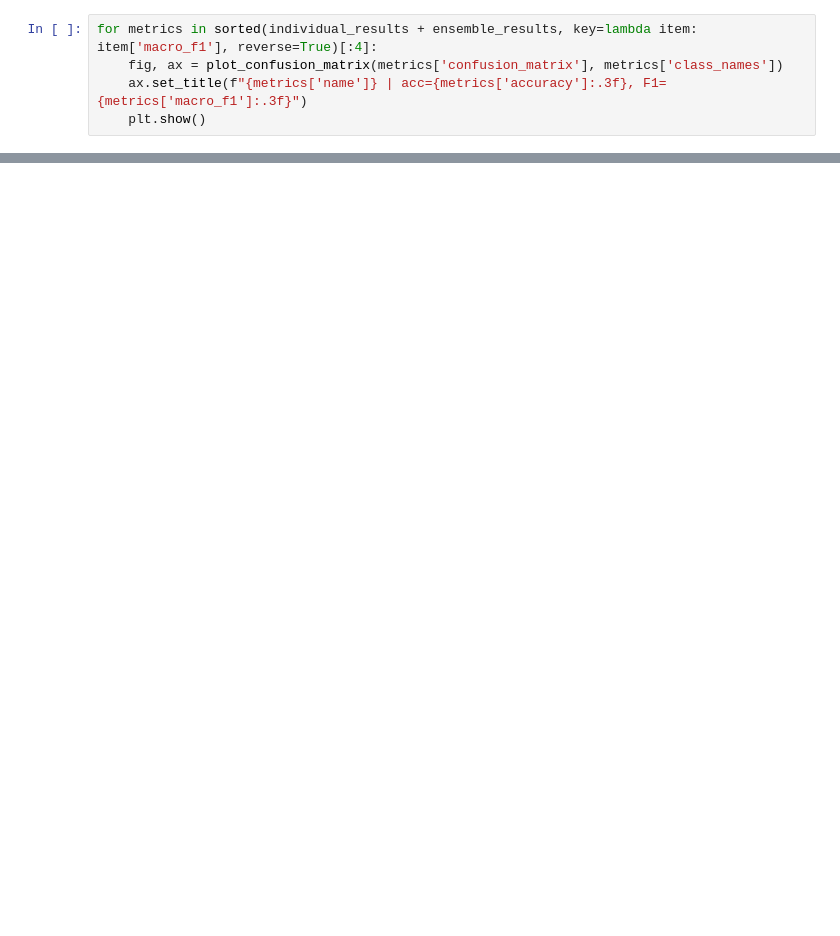
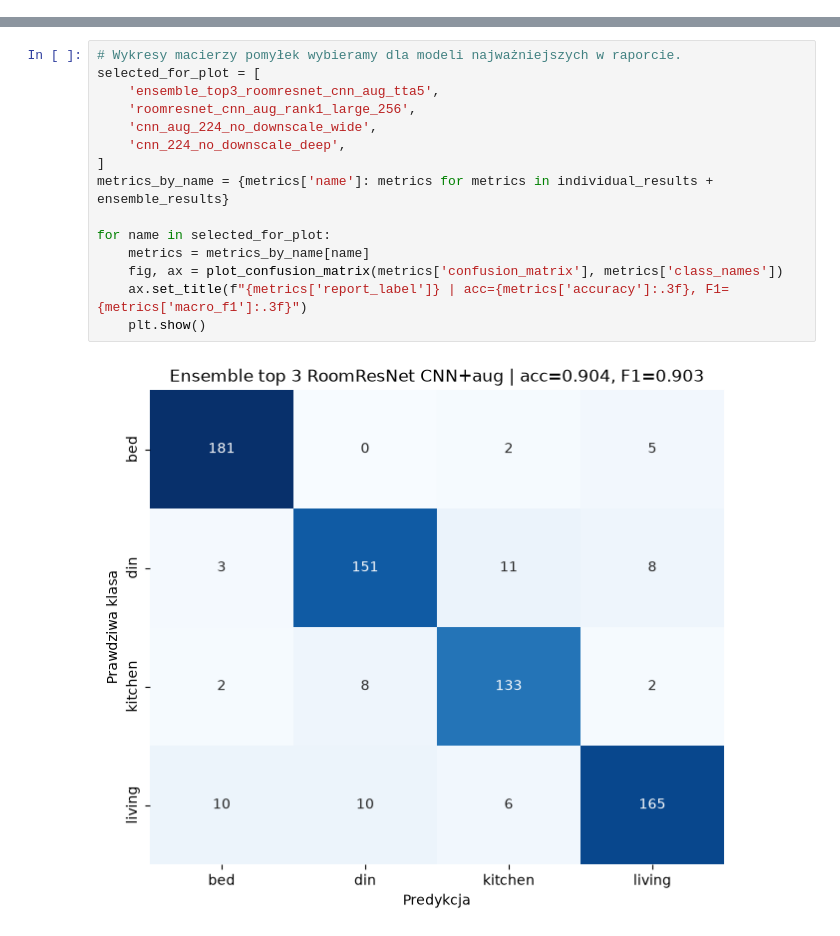
Before and after one commit to Staregai/dl_aga, a Jupyter notebook: python_training/notebooks/evaluate_trained_models.ipynb, the cells around one changed output, grey strips where cells are left out. Saved outputs shown, nothing was run; the diff lists cells and outputs as text; blank space fills up the shorter version.

Commit message:
Organize training project and report assets

```diff
--- a/python_training/notebooks/evaluate_trained_models.ipynb
+++ b/python_training/notebooks/evaluate_trained_models.ipynb
@@ -272,5 +0,0 @@ Macro F1: 0.897
-# %%
-for metrics in sorted(individual_results + ensemble_results, key=lambda item: item['macro_f1'], reverse=True)[:4]:
-    fig, ax = plot_confusion_matrix(metrics['confusion_matrix'], metrics['class_names'])
-    ax.set_title(f"{metrics['name']} | acc={metrics['accuracy']:.3f}, F1={metrics['macro_f1']:.3f}")
-    plt.show()
@@ -312,0 +966,17 @@ Saved per-model reports under: /Users/andywhy/Projects/dl_aga/python_training/ou
+# %%
+# Wykresy macierzy pomyłek wybieramy dla modeli najważniejszych w raporcie.
+selected_for_plot = [
+    'ensemble_top3_roomresnet_cnn_aug_tta5',
+    'roomresnet_cnn_aug_rank1_large_256',
+    'cnn_aug_224_no_downscale_wide',
+    'cnn_224_no_downscale_deep',
+]
+metrics_by_name = {metrics['name']: metrics for metrics in individual_results + ensemble_results}
+
+for name in selected_for_plot:
+    metrics = metrics_by_name[name]
+    fig, ax = plot_confusion_matrix(metrics['confusion_matrix'], metrics['class_names'])
+    ax.set_title(f"{metrics['report_label']} | acc={metrics['accuracy']:.3f}, F1={metrics['macro_f1']:.3f}")
+    plt.show()
+# %% [output]
+[figure, added]
```
Also changed, not shown: parts of 42 cells of this notebook, 59 other files.
